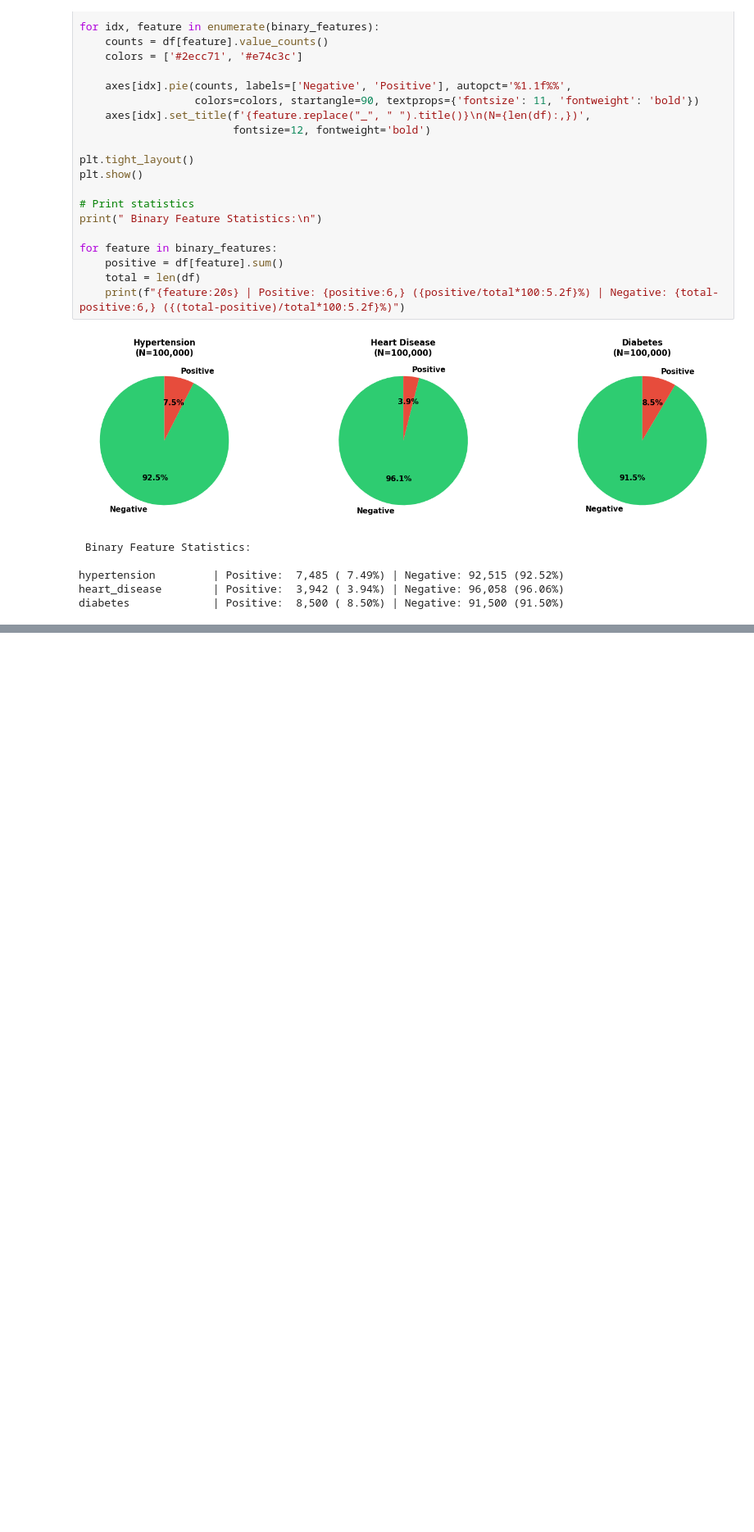
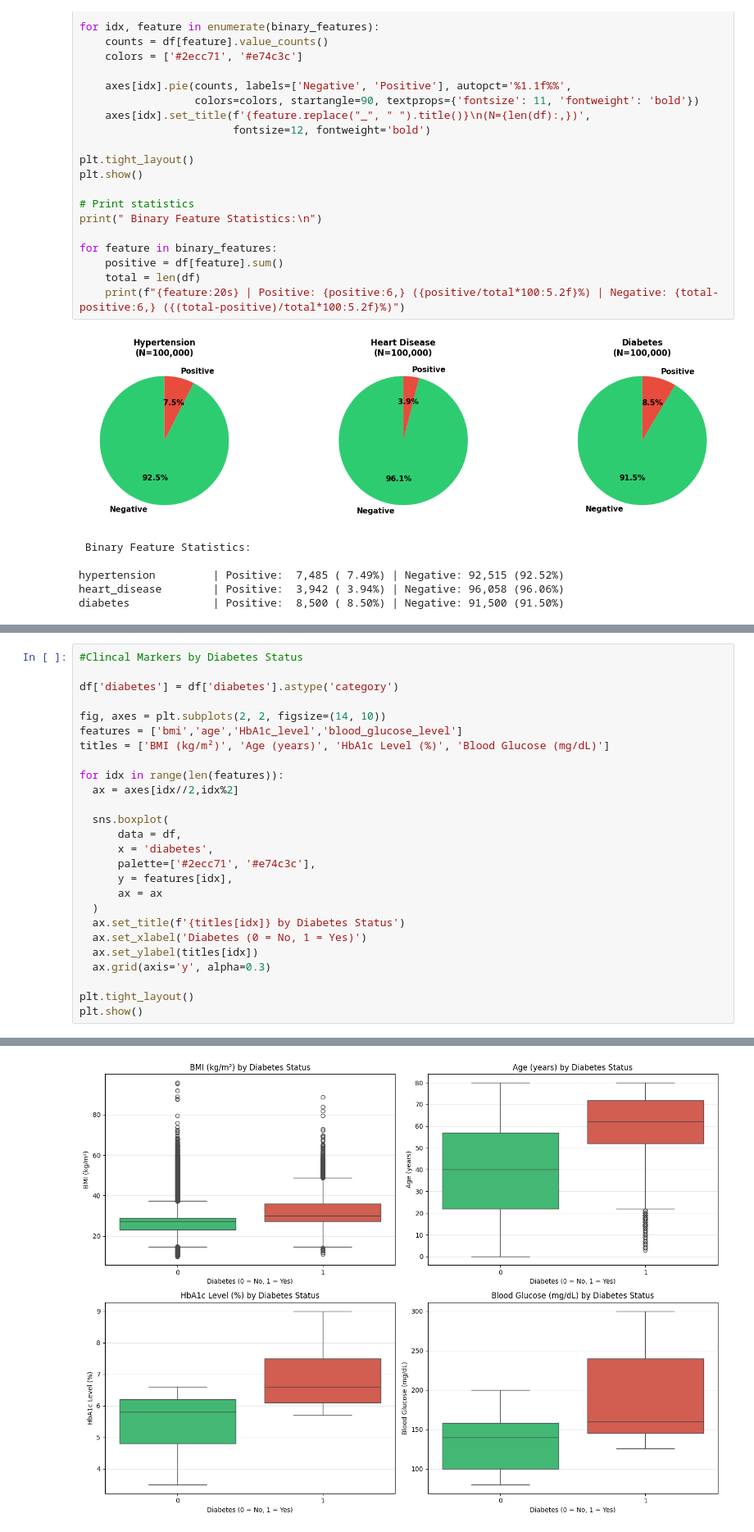
Before and after one commit to harshaiml/aiml-daily-practice, a Jupyter notebook: notebooks/IM Session 24 - case-study Deep-Dive/Healthcare_Diabetes_EDA_Analysis.ipynb, the cells around one changed output, grey strips where cells are left out. Shown at 82% size. Drawn from its saved outputs; the diff is of its cells as text; blank space fills up the shorter version.

```diff
--- a/notebooks/IM Session 24 - case-study Deep-Dive/Healthcare_Diabetes_EDA_Analysis.ipynb
+++ b/notebooks/IM Session 24 - case-study Deep-Dive/Healthcare_Diabetes_EDA_Analysis.ipynb
@@ -207,3 +207,30 @@ plt.tight_layout()
 plt.show()
 # %% [output]
 [figure]
+# %%
+#Clincal Markers by Diabetes Status
+
+df['diabetes'] = df['diabetes'].astype('category')
+
+fig, axes = plt.subplots(2, 2, figsize=(14, 10))
+features = ['bmi','age','HbA1c_level','blood_glucose_level']
+titles = ['BMI (kg/m²)', 'Age (years)', 'HbA1c Level (%)', 'Blood Glucose (mg/dL)']
+
+for idx in range(len(features)):
+  ax = axes[idx//2,idx%2]
+
+  sns.boxplot(
+      data = df,
+      x = 'diabetes',
+      palette=['#2ecc71', '#e74c3c'],
+      y = features[idx],
+      ax = ax
+  )
+  ax.set_title(f'{titles[idx]} by Diabetes Status')
+  ax.set_xlabel('Diabetes (0 = No, 1 = Yes)')
+  ax.set_ylabel(titles[idx])
+  ax.grid(axis='y', alpha=0.3)
+
+plt.tight_layout()
+plt.show()
+# %% [output]
@@ -209,0 +252 @@ plt.show()
+[figure, added]
```
Also changed, not shown: parts of 7 cells of this notebook.
